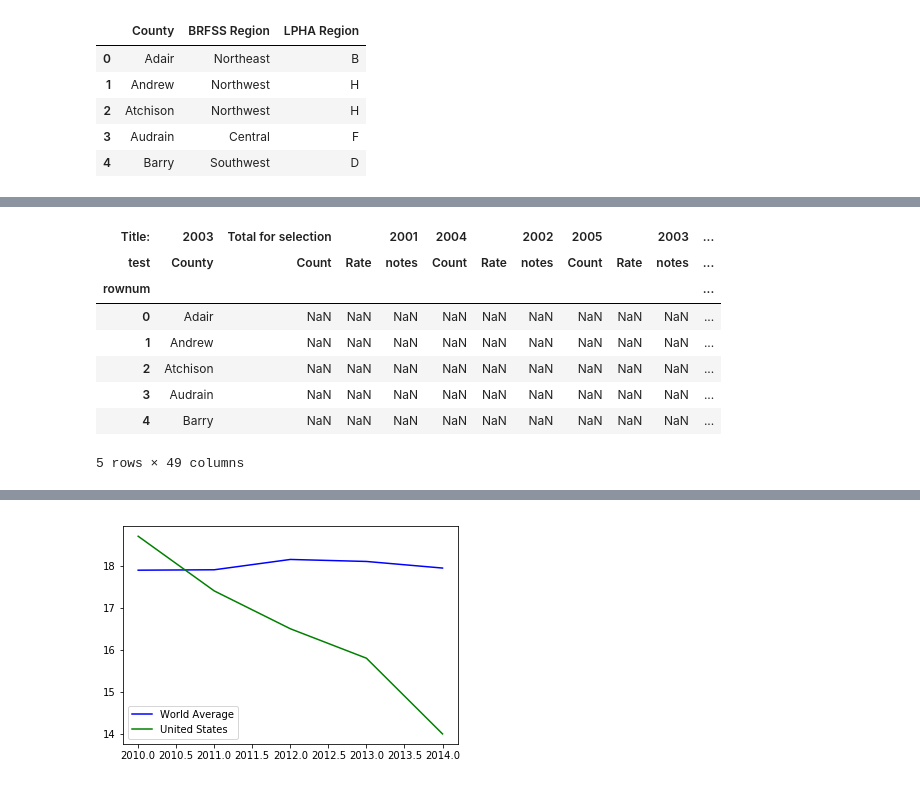
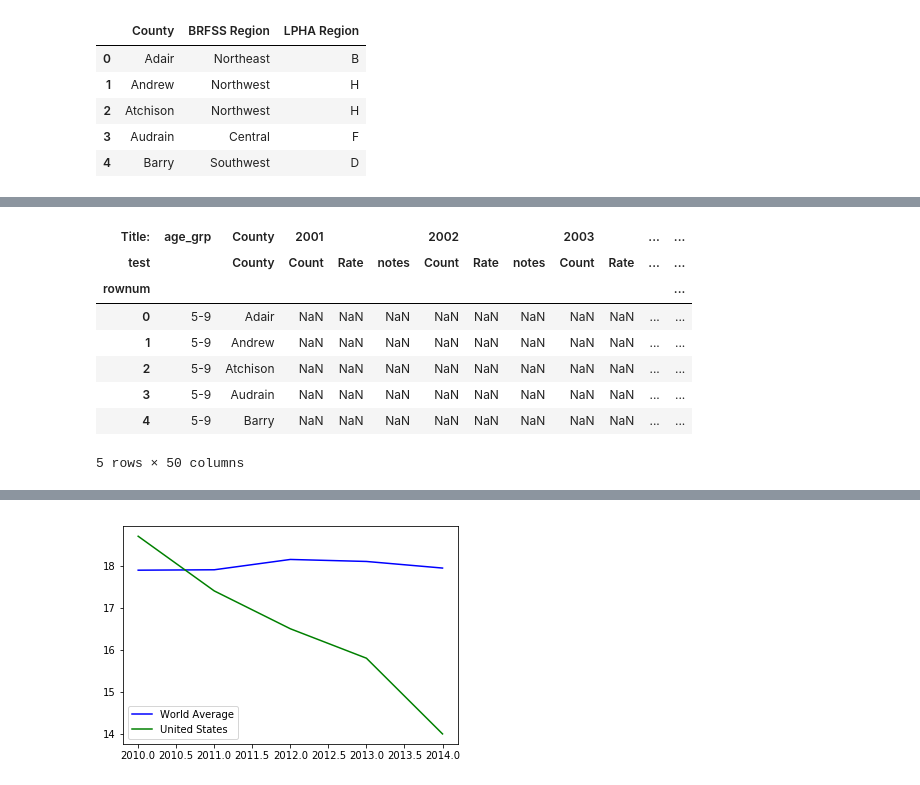
Before and after one commit to tmatoushek/PoisonProject_WashU_TTh, a Jupyter notebook: poison_starter_code_tgm.ipynb, the cells around one changed output, grey strips where cells are left out. Drawn from its saved outputs; the diff is of its cells as text; code cells hidden in the pictures.

```diff
--- a/poison_starter_code_tgm.ipynb
+++ b/poison_starter_code_tgm.ipynb
@@ -120,35 +182,38 @@ MoPsnDat_1_4.head()
 # %%
 MoPsnDat_5_9.columns.levels[2]
 
 MoPsnDat_5_9.columns = MoPsnDat_5_9.columns.droplevel(2)
 
 MoPsnDat_5_9.index = MoPsnDat_5_9.index.rename('rownum')
 MoPsnDat_5_9.columns = MoPsnDat_5_9.columns.rename('test', level = 1)
 
 MoPsnDat_5_9.columns.set_levels(['Count', 'Rate', 'County', 'notes',
        'notes', 'notes', 'notes',
        'notes', 'notes', 'notes',
        'notes', 'notes', 'notes',
        'notes', 'notes', 'notes',
        'notes', 'notes', 'notes',], level=1, inplace = True)
 
 MoPsnDat_5_9.columns.set_levels(['2001', '2002', '2003', '2004', '2005', '2006', '2007', '2008', '2009',
        '2010', '2011', '2012', '2013', '2014', '2015', 'Total for selection',
 
        '2004', '2005', '2006',
        '2007', '2008', '2009',
        '2010', '2011', '2012',
        '2013', '2001', '2014',
        '2015', 'Total for selection', '2002',
        '2003', 'County'], level=0, inplace = True)
+
+MoPsnDat_5_9.insert(0, 'age_grp', '5-9')
+
 MoPsnDat_5_9.head()
 # %% [output]
-| Title: | 2003 | Total for selection |  | 2001 | 2004 |  | 2002 | 2005 |  | 2003 | ... |
-| test | County | Count | Rate | notes | Count | Rate | notes | Count | Rate | notes | ... |
-| rownum |  |  |  |  |  |  |  |  |  |  | ... |
-| 0 | Adair | NaN | NaN | NaN | NaN | NaN | NaN | NaN | NaN | NaN | ... |
-| 1 | Andrew | NaN | NaN | NaN | NaN | NaN | NaN | NaN | NaN | NaN | ... |
-| 2 | Atchison | NaN | NaN | NaN | NaN | NaN | NaN | NaN | NaN | NaN | ... |
-| 3 | Audrain | NaN | NaN | NaN | NaN | NaN | NaN | NaN | NaN | NaN | ... |
-| 4 | Barry | NaN | NaN | NaN | NaN | NaN | NaN | NaN | NaN | NaN | ... |
+| Title: | age_grp | County | 2001 |  |  | 2002 |  |  | 2003 |  | ... | ... |
+| test |  | County | Count | Rate | notes | Count | Rate | notes | Count | Rate | ... | ... |
+| rownum |  |  |  |  |  |  |  |  |  |  |  | ... |
+| 0 | 5-9 | Adair | NaN | NaN | NaN | NaN | NaN | NaN | NaN | NaN | ... | ... |
+| 1 | 5-9 | Andrew | NaN | NaN | NaN | NaN | NaN | NaN | NaN | NaN | ... | ... |
+| 2 | 5-9 | Atchison | NaN | NaN | NaN | NaN | NaN | NaN | NaN | NaN | ... | ... |
+| 3 | 5-9 | Audrain | NaN | NaN | NaN | NaN | NaN | NaN | NaN | NaN | ... | ... |
+| 4 | 5-9 | Barry | NaN | NaN | NaN | NaN | NaN | NaN | NaN | NaN | ... | ... |
-5 rows × 49 columns
+5 rows × 50 columns
```
Also changed, not shown: parts of 13 cells of this notebook.
